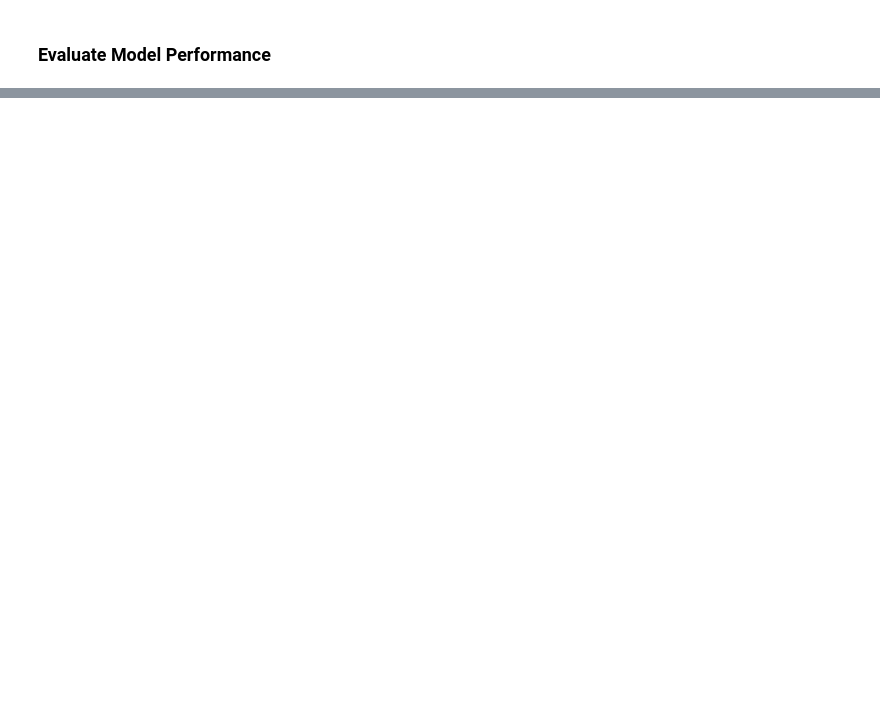
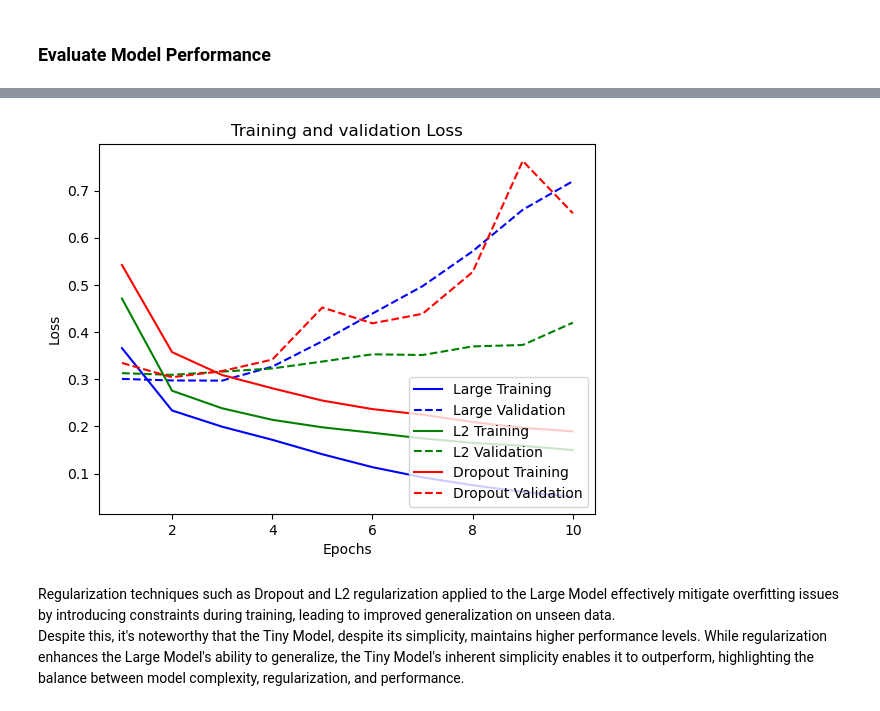
Before and after one commit to Unstery/AI_Sauvat_Faisant, a Jupyter notebook: TP1-2/exercice1.ipynb, the cells around one changed output, grey strips where cells are left out. Cells and saved outputs as stored; diff of their text form; code cells hidden in the pictures; blank space fills up the shorter version.

```diff
--- a/TP1-2/exercice1.ipynb
+++ b/TP1-2/exercice1.ipynb
@@ -217,0 +243,2 @@ plt.show()
+# %%
+size_histories = {}
@@ -217,0 +362,3 @@ plt.show()
+# %%
+reg_histories = {}
+reg_histories['Large'] = size_histories['Large']
@@ -217,0 +398,19 @@ plt.show()
+# %%
+# Define a dropout model
+dropout_model = tf.keras.Sequential([
+  Embedding(max_features + 1, 128),
+  GlobalAveragePooling1D(),
+  Dense(64, activation='relu'),
+  Dropout(0.5),
+  Dense(32, activation='relu'),
+  Dropout(0.5),
+  Dense(16, activation='relu'),
+  Dropout(0.5),
+  Dense(8, activation='relu'),
+  Dropout(0.5),
+  Dense(1, activation='sigmoid')
+])
+
+
+# Train and evaluate the large model
+reg_histories['Dropout'] = compile_and_fit(dropout_model)
@@ -217,0 +435,20 @@ plt.show()
+# %%
+colors = ['b', 'g', 'r', 'c', 'm']
+
+for i, history in enumerate(reg_histories):
+    color = colors[i % len(colors)]
+    plt.plot(range(1,11), reg_histories[history].history['loss'], color=color, label=history+' Training')
+    plt.plot(range(1,11), reg_histories[history].history['val_loss'], color=color, linestyle='dashed', label=history+' Validation')
+
+
+plt.title('Training and validation Loss')
+plt.xlabel('Epochs')
+plt.ylabel('Loss')
+plt.legend(loc='lower right')
+
+plt.show()
+# %% [output]
+[figure, added]
+# %% [markdown]
+Regularization techniques such as Dropout and L2 regularization applied to the Large Model effectively mitigate overfitting issues by introducing constraints during training, leading to improved generalization on unseen data.<br>
+Despite this, it's noteworthy that the Tiny Model, despite its simplicity, maintains higher performance levels. While regularization enhances the Large Model's ability to generalize, the Tiny Model's inherent simplicity enables it to outperform, highlighting the balance between model complexity, regularization, and performance.
```
Also changed, not shown: parts of 30 cells of this notebook.
